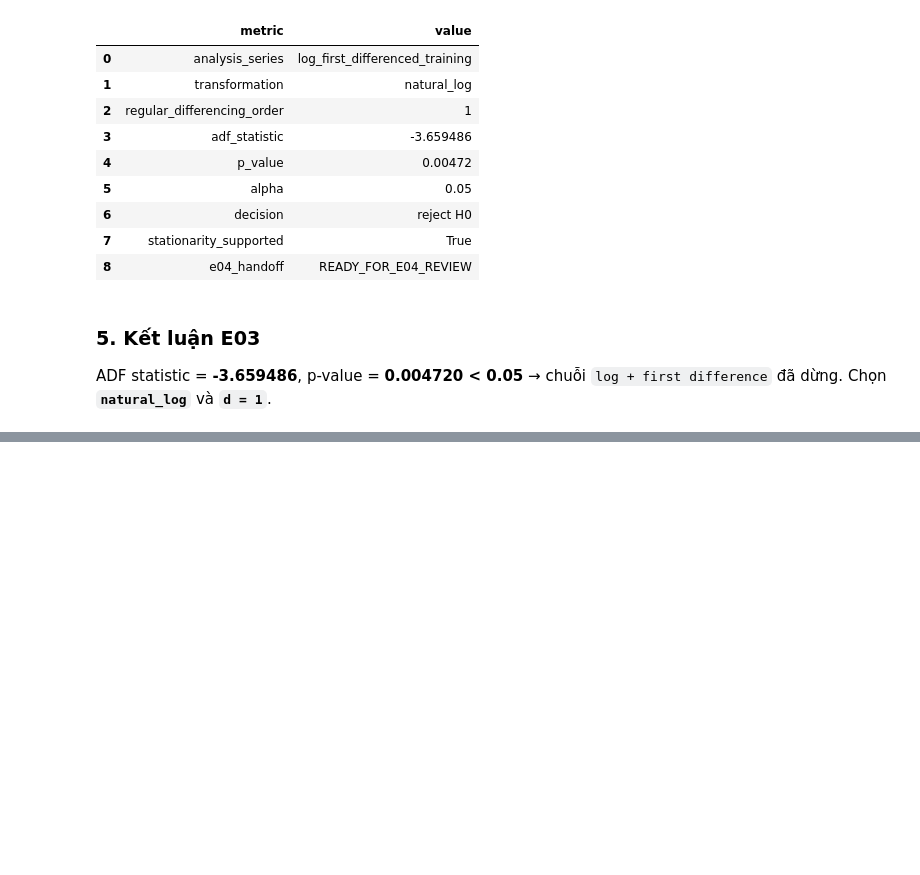
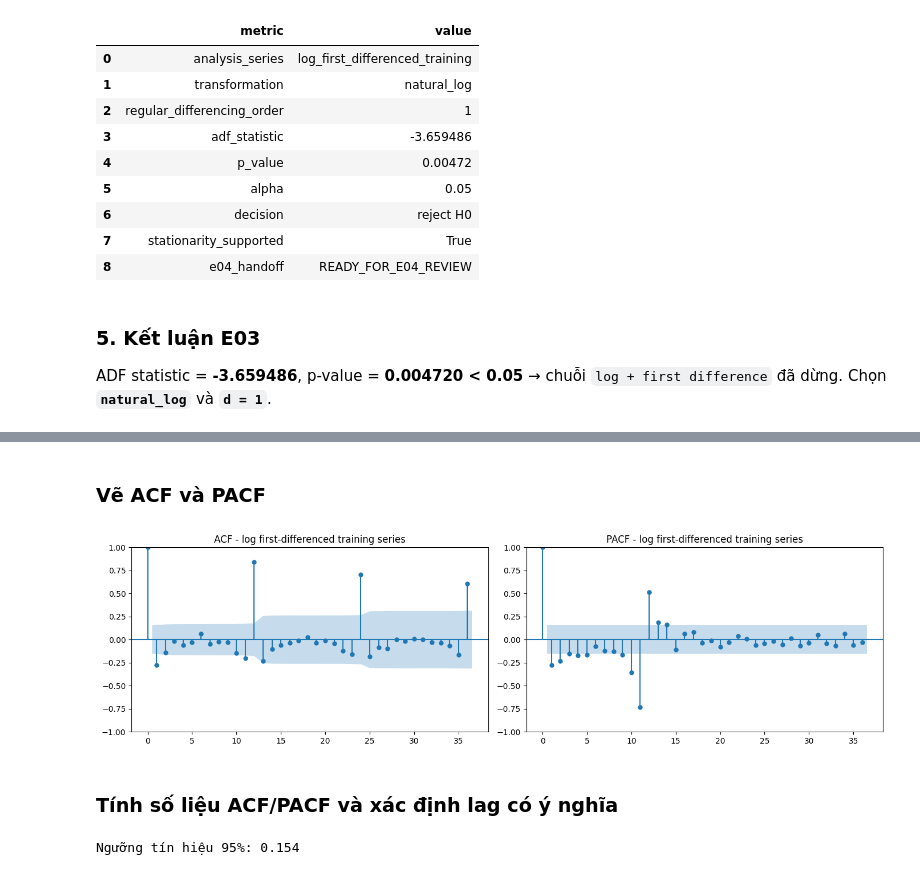
Before and after one commit to Tuvienn/TOTAL_LAB_PRACTICE_FOR_TIME_SERIES, a Jupyter notebook: total_practice/Practice_2/notebooks/Practice_2_present.ipynb, the cells around one changed output, grey strips where cells are left out. Drawn from its saved outputs; the diff is of its cells as text; code cells hidden in the pictures; blank space fills up the shorter version.

Commit message:
Update Practice 2

```diff
--- a/total_practice/Practice_2/notebooks/Practice_2_present.ipynb
+++ b/total_practice/Practice_2/notebooks/Practice_2_present.ipynb
@@ -280,0 +300,17 @@ ADF statistic = **-3.659486**, p-value = **0.004720 < 0.05** → chuỗi `log +
+# %%
+series = load_monthly_retail_sales(r"D:\TimeSeries_Data\total_practice\Practice_2\datasets\raw\a10.csv")
+train, test = chronological_split(series)
+
+log_first_differenced_training = log_first_difference(train)
+# %%
+import numpy as np
+import pandas as pd
+
+series = log_first_differenced_training.copy()
+
+print("Kiểu dữ liệu:", type(series))
+print("Số quan sát:", len(series))
+print("Missing values:", int(series.isna().sum()))
+print("Index bắt đầu:", series.index[0])
+print("Index kết thúc:", series.index[-1])
+display(series.head())
@@ -280,0 +330,59 @@ ADF statistic = **-3.659486**, p-value = **0.004720 < 0.05** → chuỗi `log +
+# %% [markdown]
+### Vẽ ACF và PACF
+# %%
+import matplotlib.pyplot as plt
+from statsmodels.graphics.tsaplots import plot_acf, plot_pacf
+
+fig, axes = plt.subplots(1, 2, figsize=(14, 4))
+
+plot_acf(
+    series,
+    lags=36,
+    ax=axes[0],
+    alpha=0.05,
+    title="ACF - log first-differenced training series"
+)
+
+plot_pacf(
+    series,
+    lags=36,
+    ax=axes[1],
+    method="ywm",
+    alpha=0.05,
+    title="PACF - log first-differenced training series"
+)
+
+plt.tight_layout()
+plt.show()
+# %% [output]
+[figure, added]
+# %% [markdown]
+### Tính số liệu ACF/PACF và xác định lag có ý nghĩa
+# %%
+from statsmodels.tsa.stattools import acf, pacf
+
+acf_vals = acf(series, nlags=36, fft=False)
+pacf_vals = pacf(series, nlags=36, method="ywm")
+
+n = len(series)
+threshold = 1.96 / np.sqrt(n)
+
+acf_df = pd.DataFrame({
+    "lag": np.arange(len(acf_vals)),
+    "correlation": acf_vals,
+    "ci_lower": -threshold,
+    "ci_upper": threshold,
+    "significant": np.abs(acf_vals) > threshold
+})
+
+pacf_df = pd.DataFrame({
+    "lag": np.arange(len(pacf_vals)),
+    "correlation": pacf_vals,
+    "ci_lower": -threshold,
+    "ci_upper": threshold,
+    "significant": np.abs(pacf_vals) > threshold
+})
+
+print("Ngưỡng tín hiệu 95%:", round(threshold, 4))
+# %% [output]
+Ngưỡng tín hiệu 95%: 0.154
```
Also changed, not shown: parts of 55 cells of this notebook, 9 other files.
